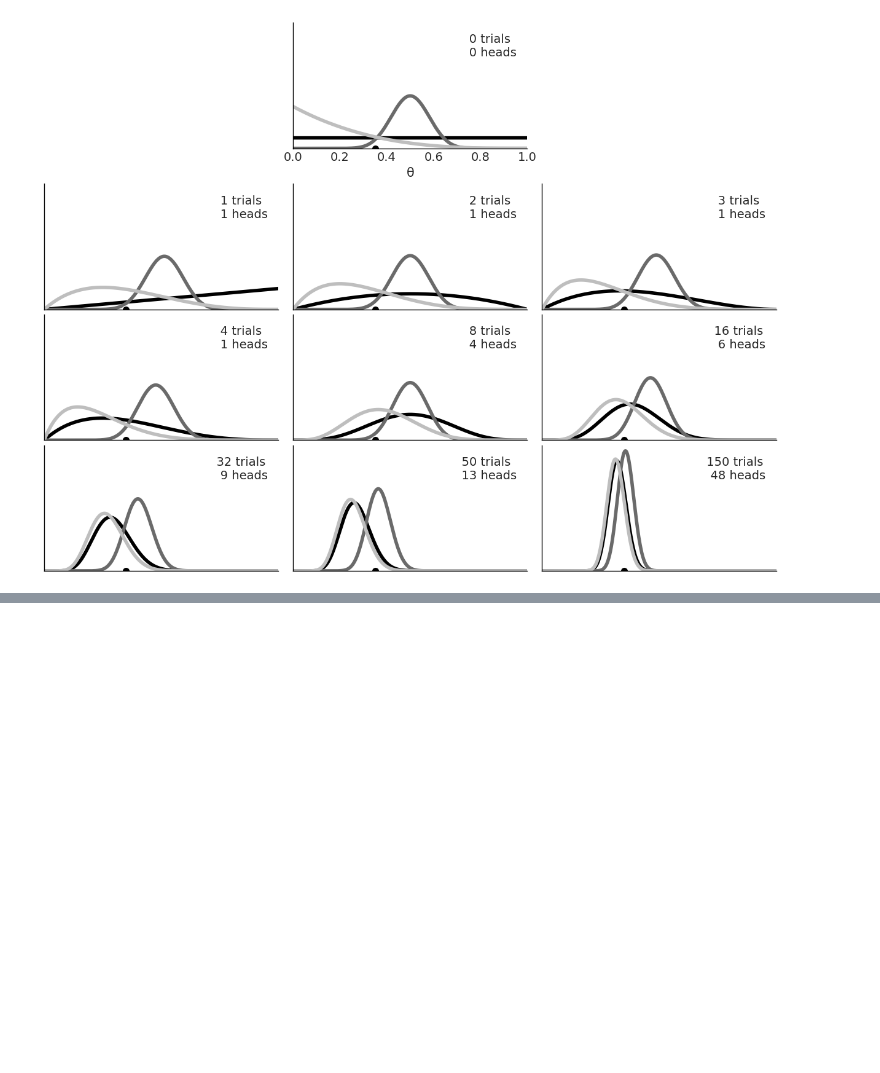
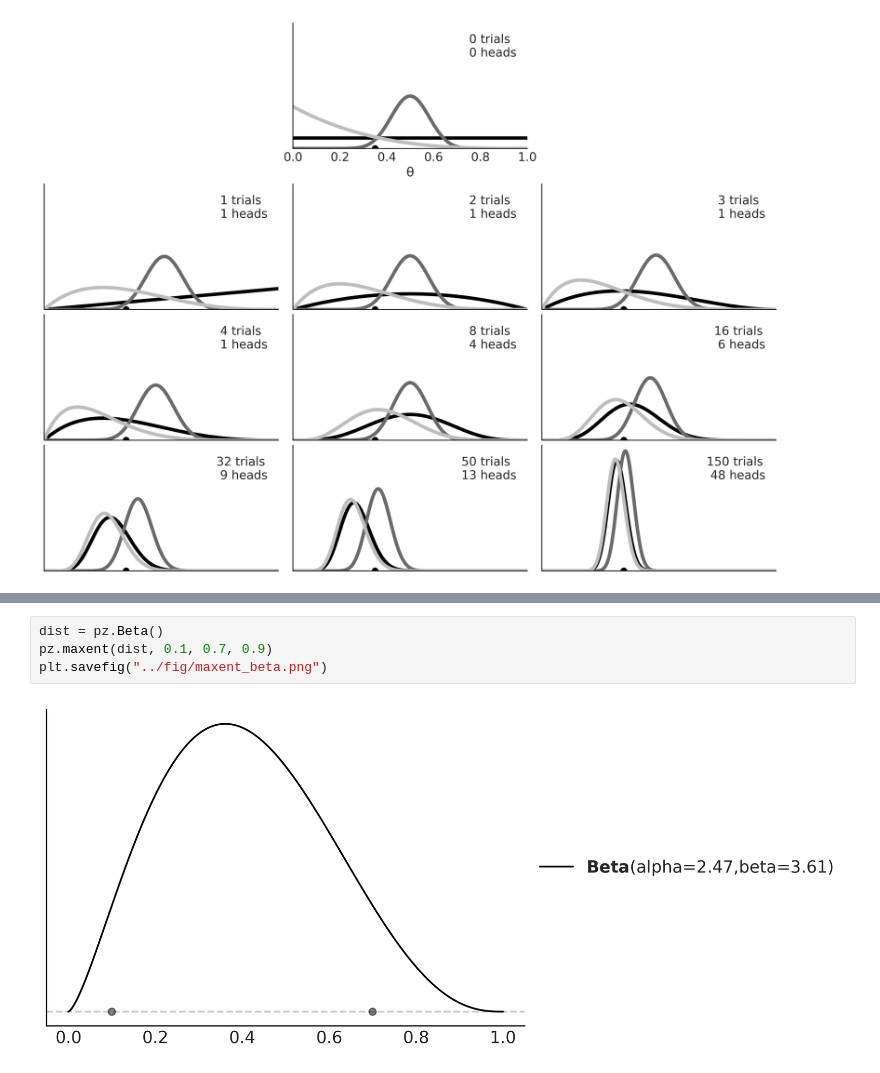
Before and after one commit to aloctavodia/BAP3, a Jupyter notebook: code/Chp_01.ipynb, the cells around one changed output, grey strips where cells are left out. Cells and saved outputs as stored; diff of their text form; blank space fills up the shorter version.

```diff
--- a/code/Chp_01.ipynb
+++ b/code/Chp_01.ipynb
@@ -180,3 +255,9 @@ az.plot_posterior({'θ':pz.Beta(4, 12).rvs(1000)})
 plt.savefig("../fig/plot_posterior_beta.png")
 # %% [output]
 [figure]
+# %%
+dist = pz.Beta()
+pz.maxent(dist, 0.1, 0.7, 0.9)
+plt.savefig("../fig/maxent_beta.png")
+# %% [output]
+[figure, added]
```
Also changed, not shown: parts of 8 cells of this notebook, 29 other files.
